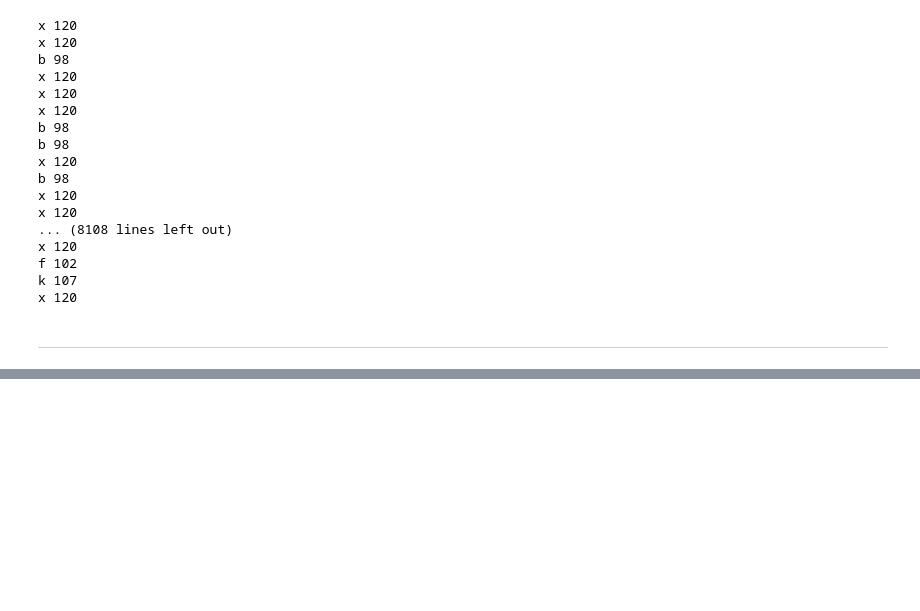
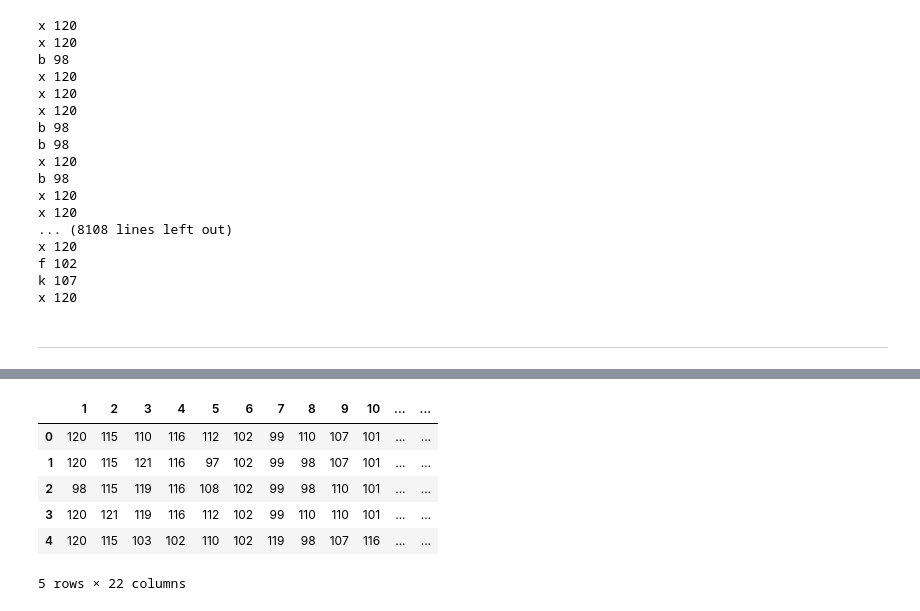
Before and after one commit to xywon0219nate-blip/Machine-Learning, a Jupyter notebook: Note/08.RandomForest.ipynb, the cells around one changed output, grey strips where cells are left out. Drawn from its saved outputs; the diff is of its cells as text; code cells hidden in the pictures; blank space fills up the shorter version.

```diff
--- a/Note/08.RandomForest.ipynb
+++ b/Note/08.RandomForest.ipynb
@@ -174,0 +186,13 @@ for row_index, row in mr.iterrows():
+# %%
+# data를 dataframe으로 만들고 column 이름을 겹치지 않게 하기
+dataTemp = pd.DataFrame(data)
+dataTemp.rename(columns=lambda x: x+1, inplace=True)
+dataTemp.head()
+# %% [output]
+|  | 1 | 2 | 3 | 4 | 5 | 6 | 7 | 8 | 9 | 10 | ... | ... |
+| 0 | 120 | 115 | 110 | 116 | 112 | 102 | 99 | 110 | 107 | 101 | ... | ... |
+| 1 | 120 | 115 | 121 | 116 | 97 | 102 | 99 | 98 | 107 | 101 | ... | ... |
+| 2 | 98 | 115 | 119 | 116 | 108 | 102 | 99 | 98 | 110 | 101 | ... | ... |
+| 3 | 120 | 121 | 119 | 116 | 112 | 102 | 99 | 110 | 110 | 101 | ... | ... |
+| 4 | 120 | 115 | 103 | 102 | 110 | 102 | 119 | 98 | 107 | 116 | ... | ... |
+5 rows × 22 columns
```
Also changed, not shown: parts of 23 cells of this notebook, 4 other files.
